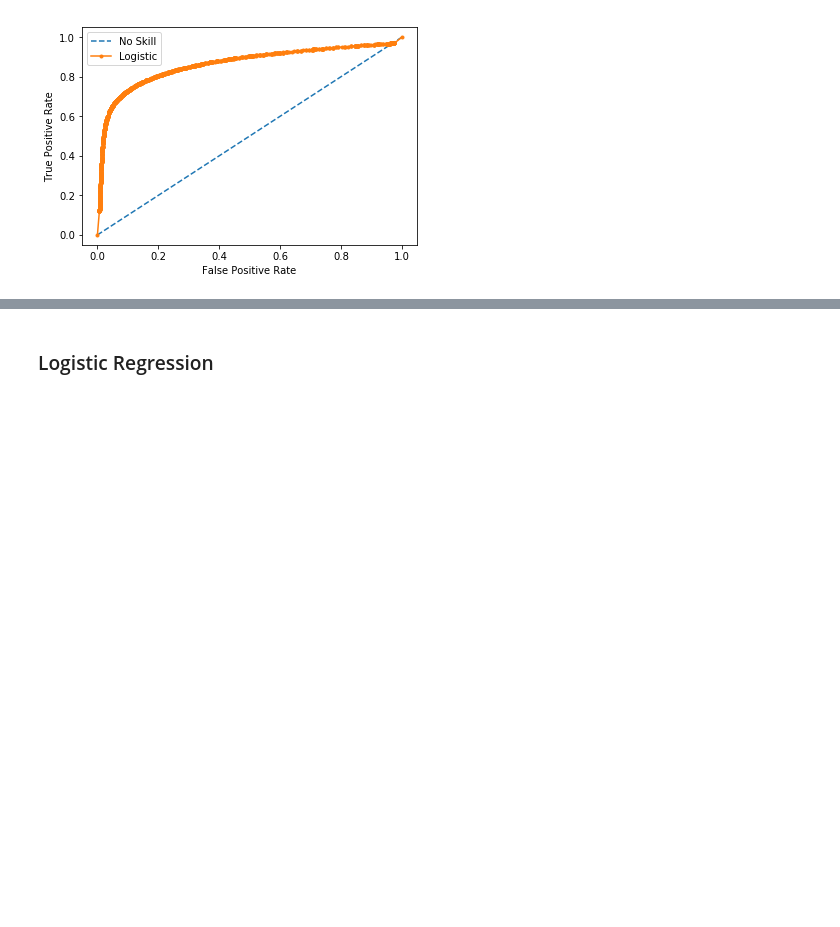
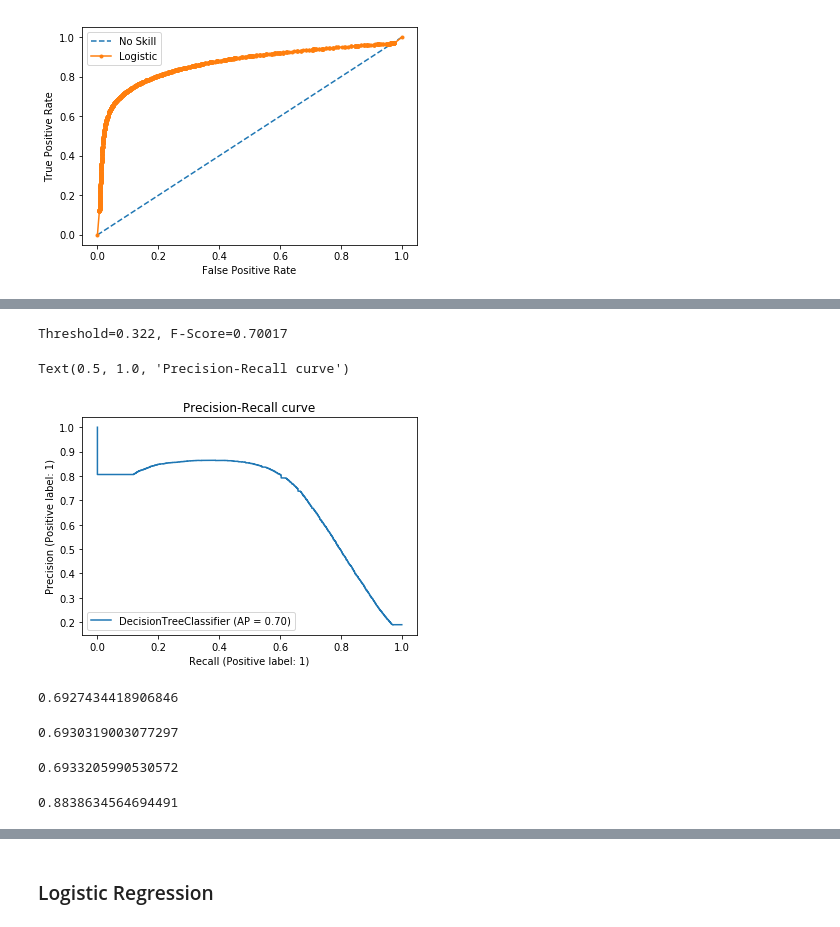
Before and after one commit to MNLKuzmin/Phase3project, a Jupyter notebook: CovidNotebook.ipynb, the cells around one changed output, grey strips where cells are left out. Saved outputs shown, nothing was run; the diff lists cells and outputs as text; code cells hidden in the pictures; blank space fills up the shorter version.

```diff
--- a/CovidNotebook.ipynb
+++ b/CovidNotebook.ipynb
@@ -560,0 +648,7 @@ plt.show()
+# %%
+...
+# get best threshold
+ix = argmax(scores)
+print('Threshold=%.3f, F-Score=%.5f' % (thresholds[ix], scores[ix]))
+# %% [output]
+Threshold=0.322, F-Score=0.70017
@@ -560,0 +657,7 @@ plt.show()
+# %%
+from sklearn.metrics import accuracy_score, precision_score, recall_score, f1_score, roc_auc_score, precision_recall_curve, plot_precision_recall_curve
+disp = plot_precision_recall_curve(clf, X_test, y_test)
+disp.ax_.set_title('Precision-Recall curve')
+# %% [output]
+Text(0.5, 1.0, 'Precision-Recall curve')
+[figure, added]
@@ -560,0 +667,16 @@ plt.show()
+# %%
+recall_score(y_test, roc_predictions)
+# %% [output]
+0.6927434418906846
+# %%
+f1_score(y_test, roc_predictions)
+# %% [output]
+0.6930319003077297
+# %%
+precision_score(y_test, roc_predictions)
+# %% [output]
+0.6933205990530572
+# %%
+accuracy_score(y_test, roc_predictions)
+# %% [output]
+0.8838634564694491
```
Also changed, not shown: parts of 14 cells of this notebook.
